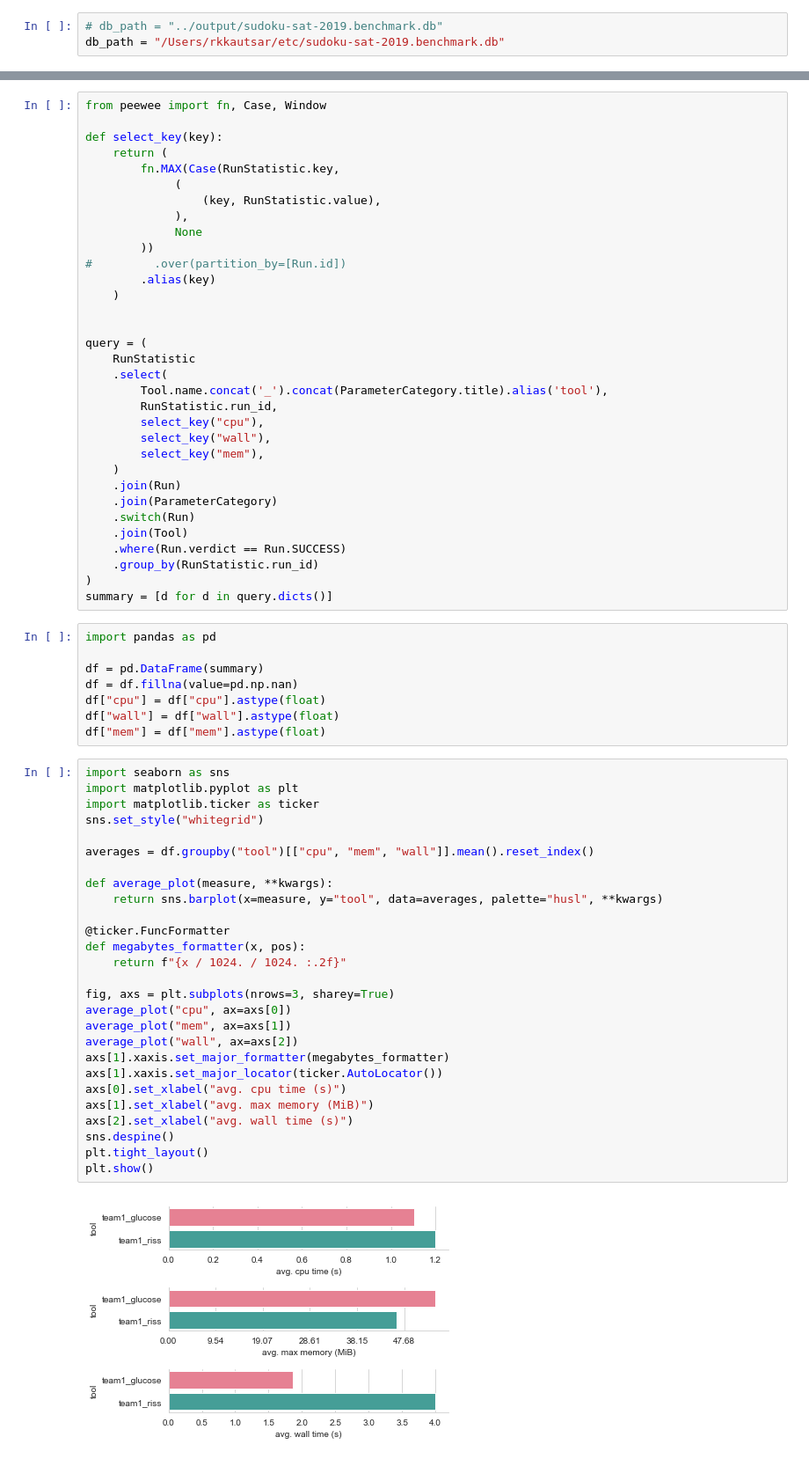
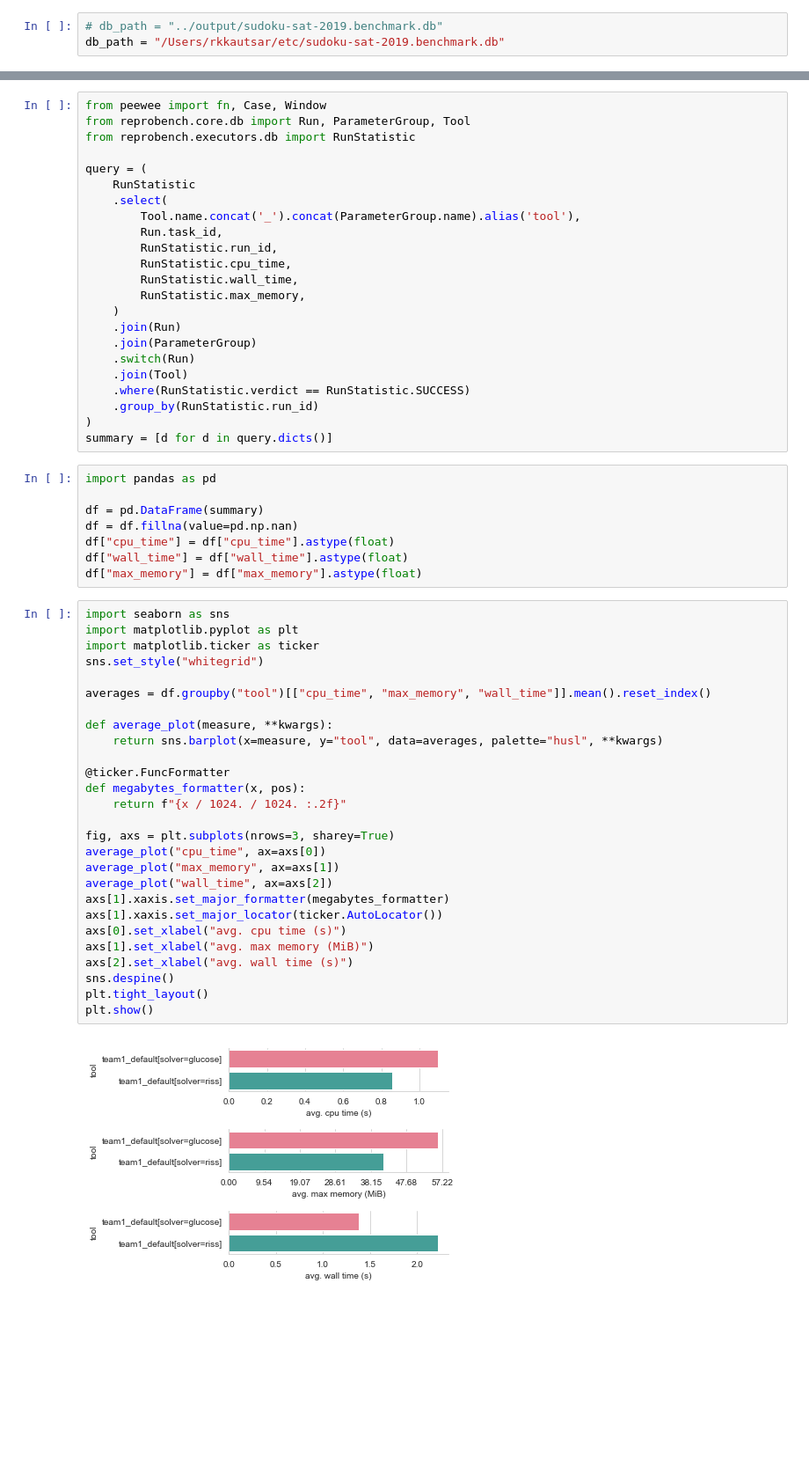
Before and after one commit to rkkautsar/reprobench, a Jupyter notebook: examples/sudokusat/sudoku/playground.ipynb, the cells around one changed output, grey strips where cells are left out. Shown at 88% size. Saved outputs shown, nothing was run; the diff lists cells and outputs as text; blank space fills up the shorter version.

```diff
--- a/examples/sudokusat/sudoku/playground.ipynb
+++ b/examples/sudokusat/sudoku/playground.ipynb
@@ -11,34 +11,24 @@ database = APSWDatabase(db_path)
 db.initialize(database)
 # %%
 from peewee import fn, Case, Window
-
-def select_key(key):
-    return (
-        fn.MAX(Case(RunStatistic.key,
-             (
-                 (key, RunStatistic.value),
-             ),
-             None
-        ))
-#         .over(partition_by=[Run.id])
-        .alias(key)
-    )
-
+from reprobench.core.db import Run, ParameterGroup, Tool
+from reprobench.executors.db import RunStatistic
 
 query = (
     RunStatistic
     .select(
-        Tool.name.concat('_').concat(ParameterCategory.title).alias('tool'),
+        Tool.name.concat('_').concat(ParameterGroup.name).alias('tool'),
+        Run.task_id,
         RunStatistic.run_id,
-        select_key("cpu"),
-        select_key("wall"),
-        select_key("mem"),
+        RunStatistic.cpu_time,
+        RunStatistic.wall_time,
+        RunStatistic.max_memory,
     )
     .join(Run)
-    .join(ParameterCategory)
+    .join(ParameterGroup)
     .switch(Run)
     .join(Tool)
-    .where(Run.verdict == Run.SUCCESS)
+    .where(RunStatistic.verdict == RunStatistic.SUCCESS)
     .group_by(RunStatistic.run_id)
 )
 summary = [d for d in query.dicts()]
@@ -47,36 +37,36 @@ import pandas as pd
 
 df = pd.DataFrame(summary)
 df = df.fillna(value=pd.np.nan)
-df["cpu"] = df["cpu"].astype(float)
-df["wall"] = df["wall"].astype(float)
-df["mem"] = df["mem"].astype(float)
+df["cpu_time"] = df["cpu_time"].astype(float)
+df["wall_time"] = df["wall_time"].astype(float)
+df["max_memory"] = df["max_memory"].astype(float)
 # %%
 import seaborn as sns
 import matplotlib.pyplot as plt
 import matplotlib.ticker as ticker
 sns.set_style("whitegrid")
 
-averages = df.groupby("tool")[["cpu", "mem", "wall"]].mean().reset_index()
+averages = df.groupby("tool")[["cpu_time", "max_memory", "wall_time"]].mean().reset_index()
 
 def average_plot(measure, **kwargs):
     return sns.barplot(x=measure, y="tool", data=averages, palette="husl", **kwargs)
 
 @ticker.FuncFormatter
 def megabytes_formatter(x, pos):
     return f"{x / 1024. / 1024. :.2f}"
 
 fig, axs = plt.subplots(nrows=3, sharey=True)
-average_plot("cpu", ax=axs[0])
-average_plot("mem", ax=axs[1])
-average_plot("wall", ax=axs[2])
+average_plot("cpu_time", ax=axs[0])
+average_plot("max_memory", ax=axs[1])
+average_plot("wall_time", ax=axs[2])
 axs[1].xaxis.set_major_formatter(megabytes_formatter)
 axs[1].xaxis.set_major_locator(ticker.AutoLocator())
 axs[0].set_xlabel("avg. cpu time (s)")
 axs[1].set_xlabel("avg. max memory (MiB)")
 axs[2].set_xlabel("avg. wall time (s)")
 sns.despine()
 plt.tight_layout()
 plt.show()
 # %% [output]
-[figure, old version]
+[figure, new version]
 # %%
```
Also changed, not shown: parts of 4 cells of this notebook, 32 other files.
